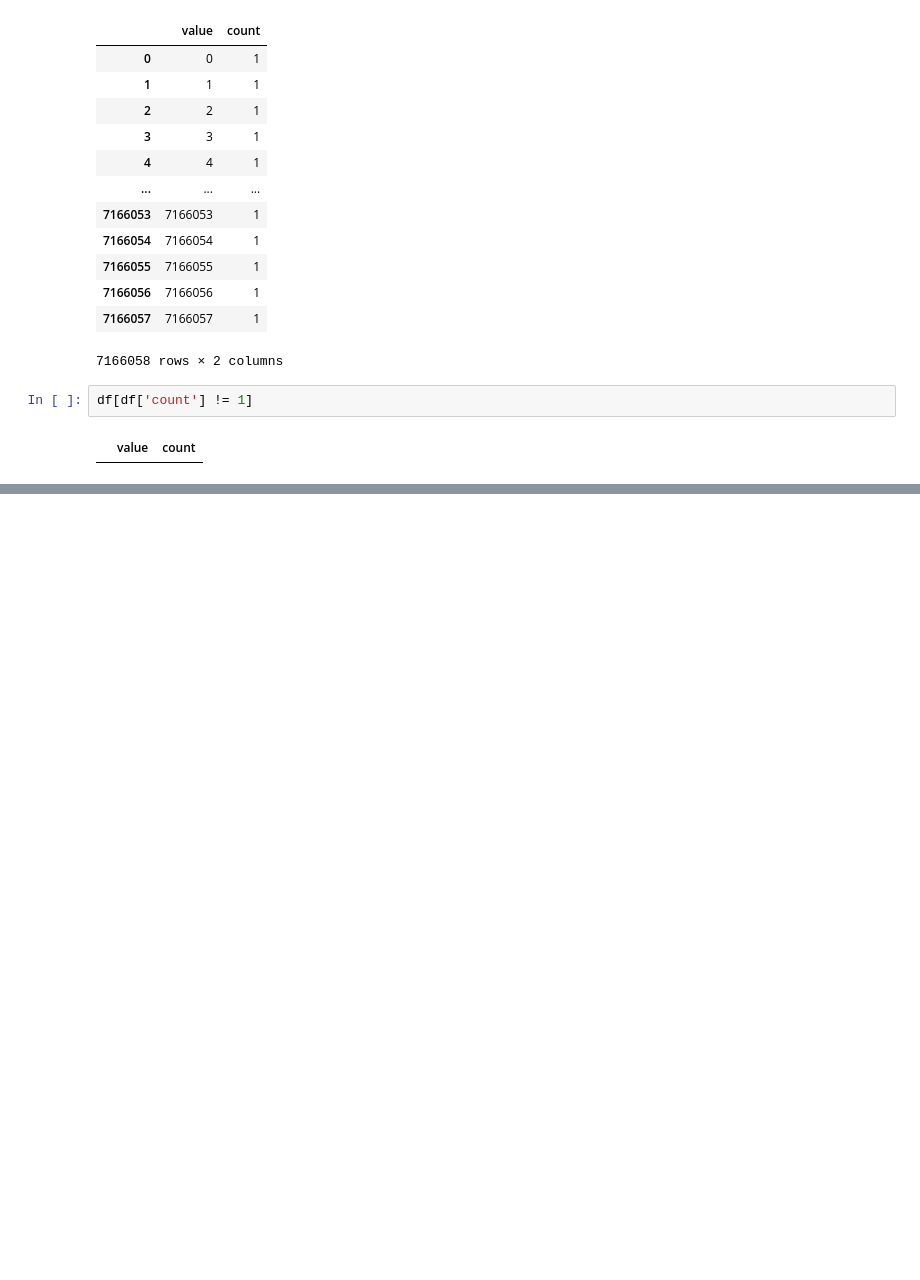
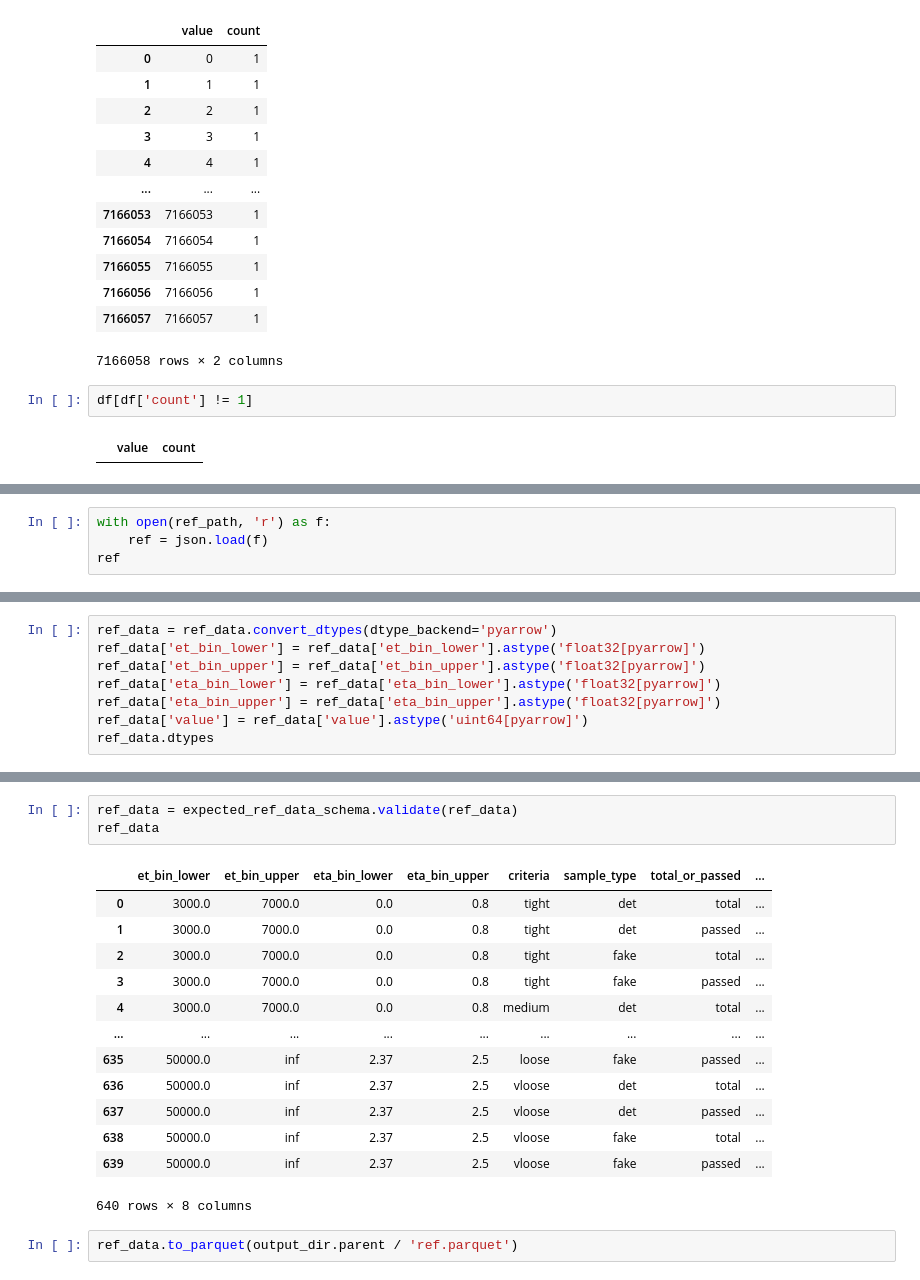
Before and after one commit to lucasbanunes/ringer-zero, a Jupyter notebook: notebooks/ingest_isabela_data.ipynb, the cells around one changed output, grey strips where cells are left out. Cells and saved outputs as stored; diff of their text form; blank space fills up the shorter version.

```diff
--- a/notebooks/ingest_isabela_data.ipynb
+++ b/notebooks/ingest_isabela_data.ipynb
@@ -184,0 +193,4 @@ df[df['count'] != 1]
+# %%
+with open(ref_path, 'r') as f:
+    ref = json.load(f)
+ref
@@ -184,0 +301,8 @@ df[df['count'] != 1]
+# %%
+ref_data = ref_data.convert_dtypes(dtype_backend='pyarrow')
+ref_data['et_bin_lower'] = ref_data['et_bin_lower'].astype('float32[pyarrow]')
+ref_data['et_bin_upper'] = ref_data['et_bin_upper'].astype('float32[pyarrow]')
+ref_data['eta_bin_lower'] = ref_data['eta_bin_lower'].astype('float32[pyarrow]')
+ref_data['eta_bin_upper'] = ref_data['eta_bin_upper'].astype('float32[pyarrow]')
+ref_data['value'] = ref_data['value'].astype('uint64[pyarrow]')
+ref_data.dtypes
@@ -184,0 +370,19 @@ df[df['count'] != 1]
+# %%
+ref_data = expected_ref_data_schema.validate(ref_data)
+ref_data
+# %% [output]
+|  | et_bin_lower | et_bin_upper | eta_bin_lower | eta_bin_upper | criteria | sample_type | total_or_passed | ... |
+| 0 | 3000.0 | 7000.0 | 0.0 | 0.8 | tight | det | total | ... |
+| 1 | 3000.0 | 7000.0 | 0.0 | 0.8 | tight | det | passed | ... |
+| 2 | 3000.0 | 7000.0 | 0.0 | 0.8 | tight | fake | total | ... |
+| 3 | 3000.0 | 7000.0 | 0.0 | 0.8 | tight | fake | passed | ... |
+| 4 | 3000.0 | 7000.0 | 0.0 | 0.8 | medium | det | total | ... |
+| ... | ... | ... | ... | ... | ... | ... | ... | ... |
+| 635 | 50000.0 | inf | 2.37 | 2.5 | loose | fake | passed | ... |
+| 636 | 50000.0 | inf | 2.37 | 2.5 | vloose | det | total | ... |
+| 637 | 50000.0 | inf | 2.37 | 2.5 | vloose | det | passed | ... |
+| 638 | 50000.0 | inf | 2.37 | 2.5 | vloose | fake | total | ... |
+| 639 | 50000.0 | inf | 2.37 | 2.5 | vloose | fake | passed | ... |
+640 rows × 8 columns
+# %%
+ref_data.to_parquet(output_dir.parent / 'ref.parquet')
```
Also changed, not shown: parts of 11 cells of this notebook, 5 other files.
